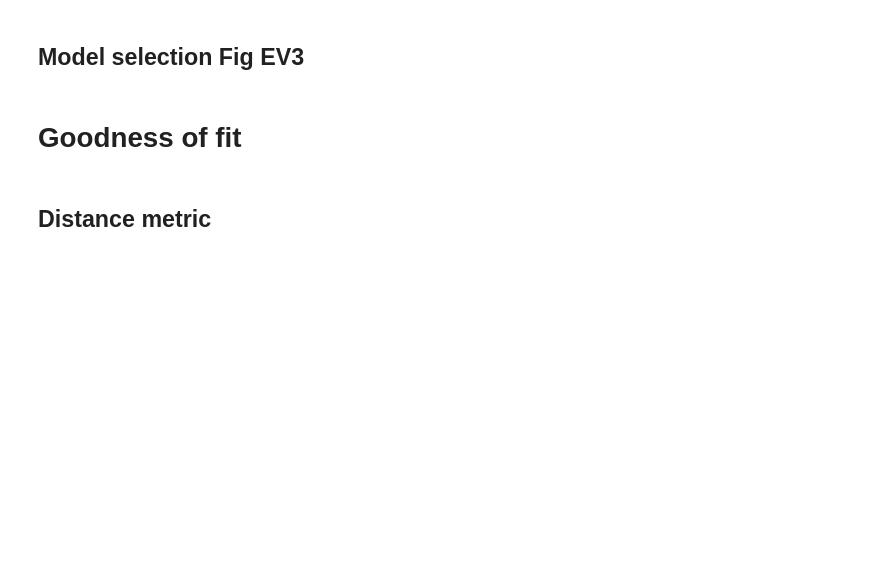
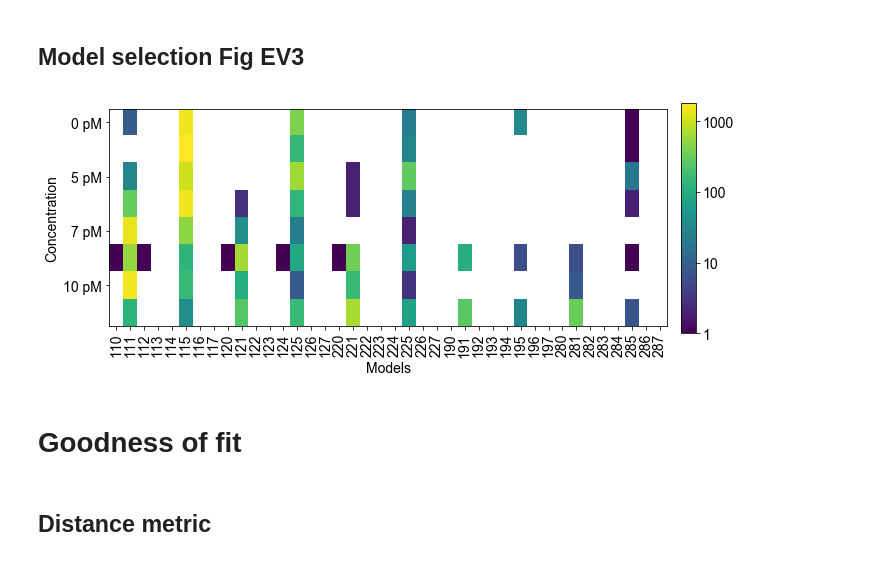
Before and after one commit to baumgast/gene_transcription_SMC_ABC, a Jupyter notebook: figure_3.ipynb, the cells around one changed output. Drawn from its saved outputs; the diff is of its cells as text; code cells hidden in the pictures; blank space fills up the shorter version.

```diff
--- a/figure_3.ipynb
+++ b/figure_3.ipynb
@@ -59,5 +109,45 @@ smc_1000pM_115 = np.load(path_fits+'smc_1000pM_115.npy')
 # %% [markdown]
 ## Model selection Fig EV3
+# %%
+def fig_EV3_full_model_selection(smc_res,
+                                 labels = ['110','111','112','113','114','115','116','117',
+                                           '120','121','122','123','124','125','126','127',
+                                           '220','221','222','223','224','225','226','227',
+                                           '190','191','192','193','194','195','196','197',
+                                           '280','281','282','283','284','285','286','287'],
+                                 conc = ['','0 pM','5 pM','7 pM','10 pM','14 pM','20 pM','100 pM','1000 pM'],
+                                 save = [False]):
+    count = []
+    for smc in smc_res:
+        m = smc[:,1]
+        c = np.bincount(np.array(m,dtype=int),minlength=40)
+        count.append(c)
+
+    res = np.vstack(count)
+
+    res = sp.log10(res)
+    interpolation = 'none'
+    aspect = 'auto'
+    cmap = matplotlib.cm.viridis
+
+    fig,ax = pl.subplots(1,1, figsize = (10,4))
+    cax = ax.imshow(res,interpolation = interpolation,aspect = aspect, cmap = cmap)
+    cbar = fig.add_axes([0.92,0.1,0.02,0.8])
+    fig.colorbar(cax, cax = cbar,orientation="vertical",ticks = [0,1,2,3])
+    cbar.set_yticklabels([1,10,100,1000])
+
+    ax.set_xticks(np.arange(0,40))
+    ax.set_xticklabels(labels, rotation = 90);
+    ax.set_xlabel('Models')
+    ax.set_yticklabels(conc);
+    ax.set_ylabel('Concentration')
+
+    if save[0] == True:
+        pl.savefig(save[1] + save[2], dpi = save[3], format = 'svg')
+# %%
+fig_EV3_full_model_selection(smc_res)
+# %% [output]
+[figure, added]
 # %% [markdown]
 # Goodness of fit
 # %% [markdown]
```
Also changed, not shown: parts of 8 cells of this notebook, 2 other files.
